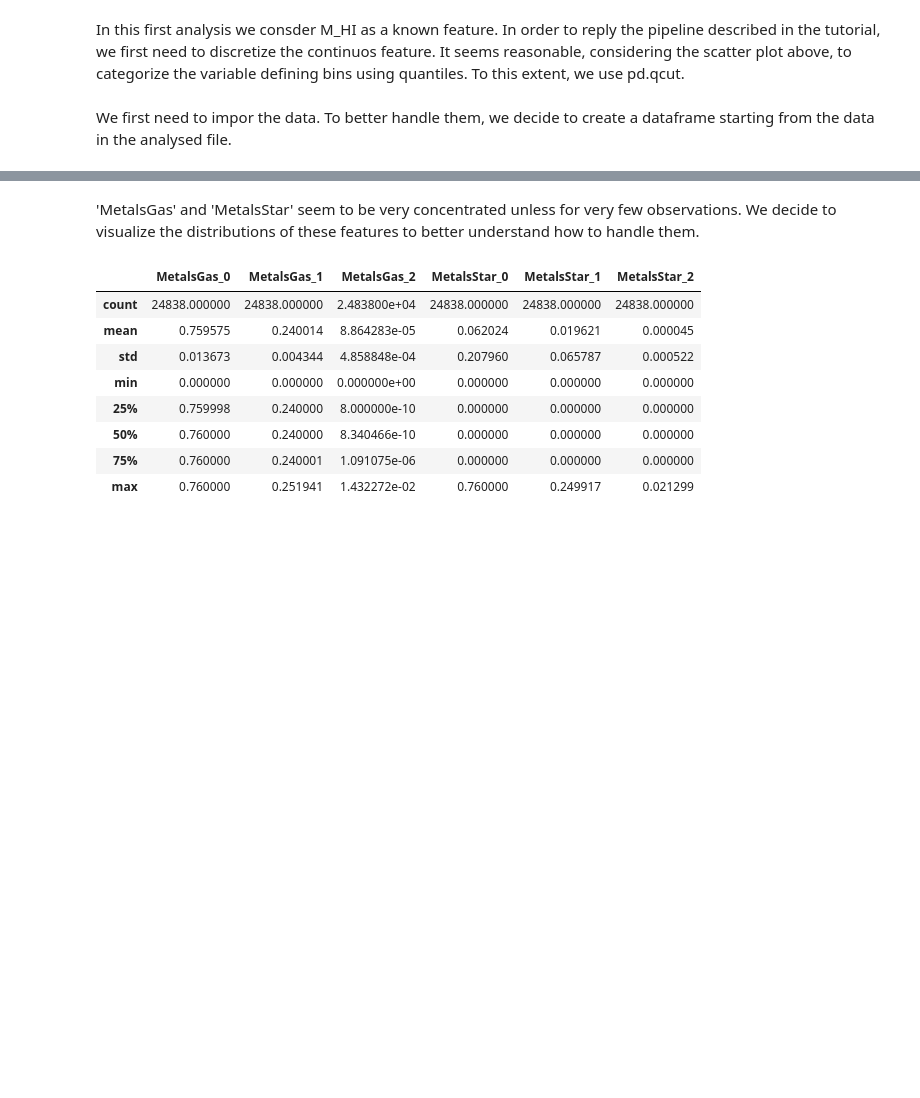
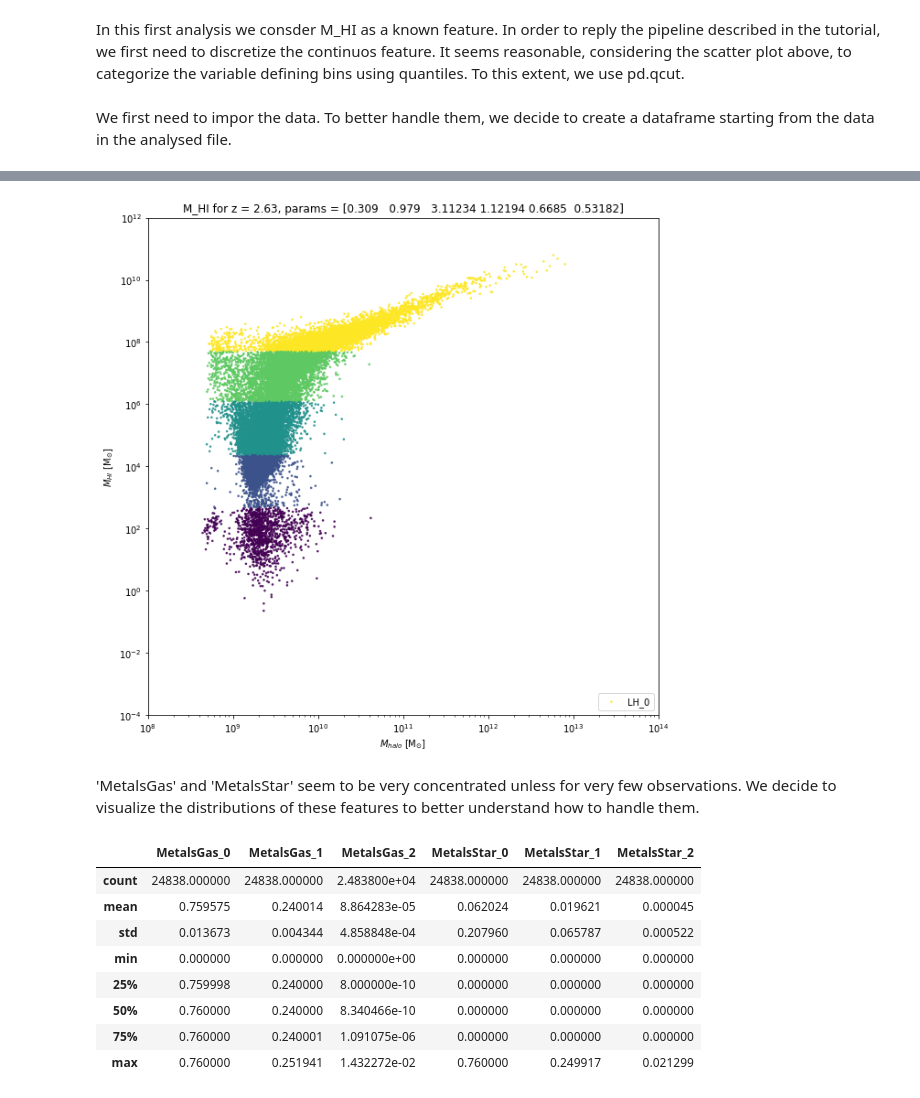
Before and after one commit to CS-433/ML4Science-FGR-x-ML, a Jupyter notebook: W1/task_w1.ipynb, the cells around one changed output, grey strips where cells are left out. Cells and saved outputs as stored; diff of their text form; code cells hidden in the pictures; blank space fills up the shorter version.

```diff
--- a/W1/task_w1.ipynb
+++ b/W1/task_w1.ipynb
@@ -158,3 +174,21 @@ df.sample(5)
+# %%
+# Defining colors starting from the classification
+
+dic = {'extremely_low_HI':0,'very_low_HI':1, 'low_HI':2, 'high_HI':3, 'very_high_HI':4}
+col = list(map(lambda x: dic[x], df['M_HI'].values))
+
+# Visualizing how discretization is a partition of our data
+plt.figure(figsize = (10,10))
+plt.scatter(x=mHalo, y=mHI, s=10, c = col, label=r'LH_%d' %i_run, marker='.', alpha=0.8)
+plt.xscale('log'), plt.yscale('log')
+plt.xlim(1e8, 1e14), plt.ylim(1e-4, 1e12)
+plt.xlabel(r'$M_{halo}$ $\rm{[M_{\odot}]}$')
+plt.ylabel(r'$M_{HI}$ $\rm{[M_{\odot}]}$')
+plt.grid()
+plt.title('M_HI for z = {}, params = {}'.format(z,params[i_run]))
+plt.legend(loc=4)
+# %% [output]
+[figure, added]
 # %% [markdown]
 'MetalsGas' and 'MetalsStar' seem to be very concentrated unless for very few observations. We decide to visualize the distributions of these features to better understand how to handle them.
 # %%
```
Also changed, not shown: parts of 21 cells of this notebook.
